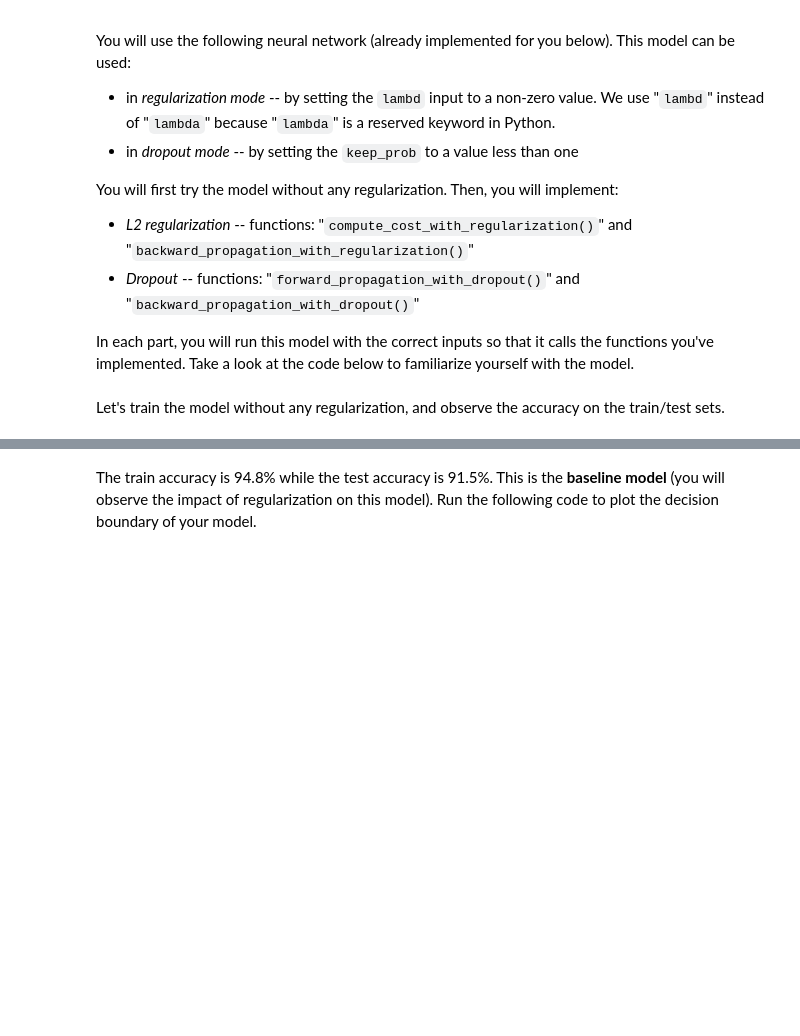
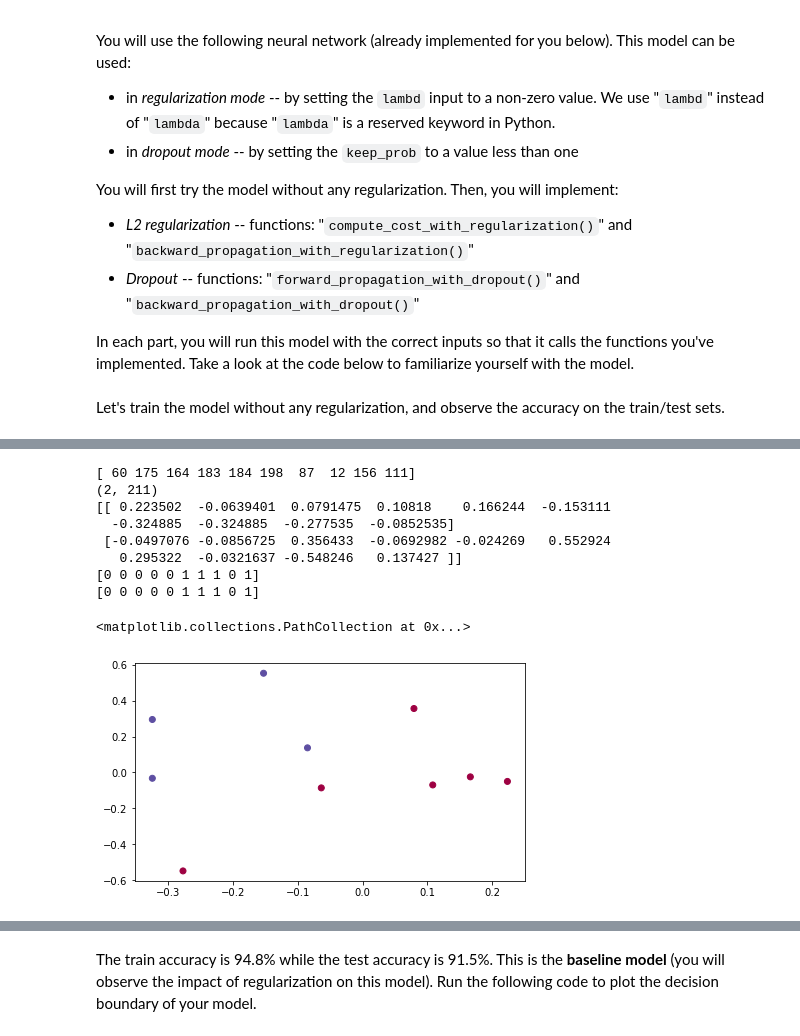
Before and after one commit to JeffreyJalal/deeplearning.ai, a Jupyter notebook: Improving Deep Neural Networks/Week1/Regularization/Regularization_v2a.ipynb, the cells around one changed output, grey strips where cells are left out. Drawn from its saved outputs; the diff is of its cells as text; code cells hidden in the pictures; blank space fills up the shorter version.

```diff
--- a/Improving Deep Neural Networks/Week1/Regularization/Regularization_v2a.ipynb
+++ b/Improving Deep Neural Networks/Week1/Regularization/Regularization_v2a.ipynb
@@ -146,0 +156,19 @@ predictions_test = predict(test_X, test_Y, parameters)
+# %%
+indices = np.random.randint(0, train_X.shape[1], 10)
+print(indices)
+print(train_X.shape)
+print(train_X[:, indices])
+print(predictions_train[0, indices])
+print(train_Y[0, indices])
+plt.scatter(train_X[0, indices], train_X[1, indices], c=train_Y[0, indices], cmap=plt.cm.Spectral)
+# %% [output]
+[ 60 175 164 183 184 198  87  12 156 111]
+(2, 211)
+[[ 0.223502  -0.0639401  0.0791475  0.10818    0.166244  -0.153111
+  -0.324885  -0.324885  -0.277535  -0.0852535]
+ [-0.0497076 -0.0856725  0.356433  -0.0692982 -0.024269   0.552924
+   0.295322  -0.0321637 -0.548246   0.137427 ]]
+[0 0 0 0 0 1 1 1 0 1]
+[0 0 0 0 0 1 1 1 0 1]
+<matplotlib.collections.PathCollection at 0x...>
+[figure, added]
```
Also changed, not shown: parts of 15 cells of this notebook, 3 other files.
